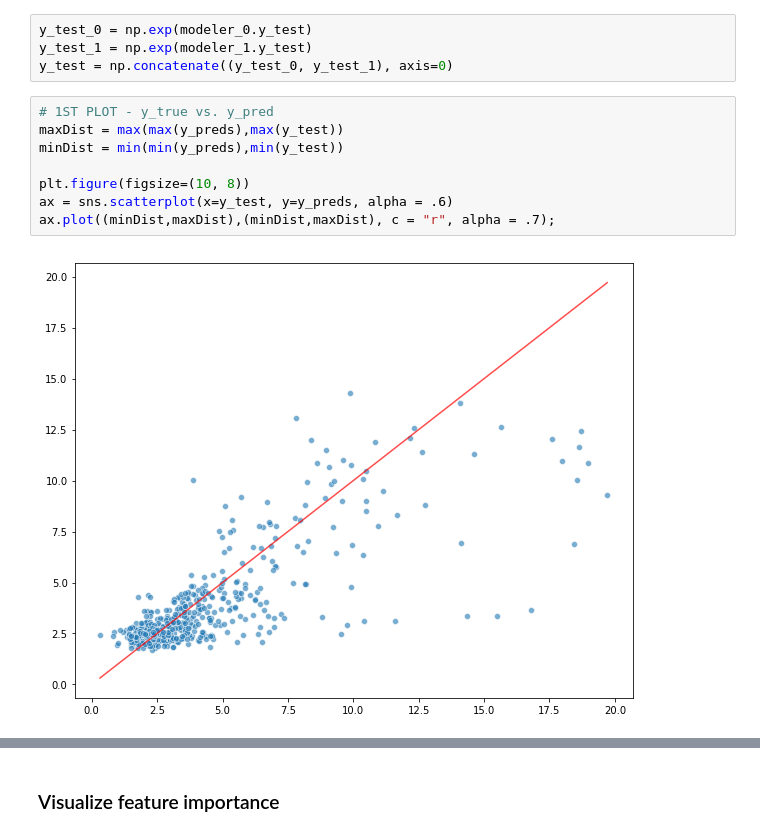
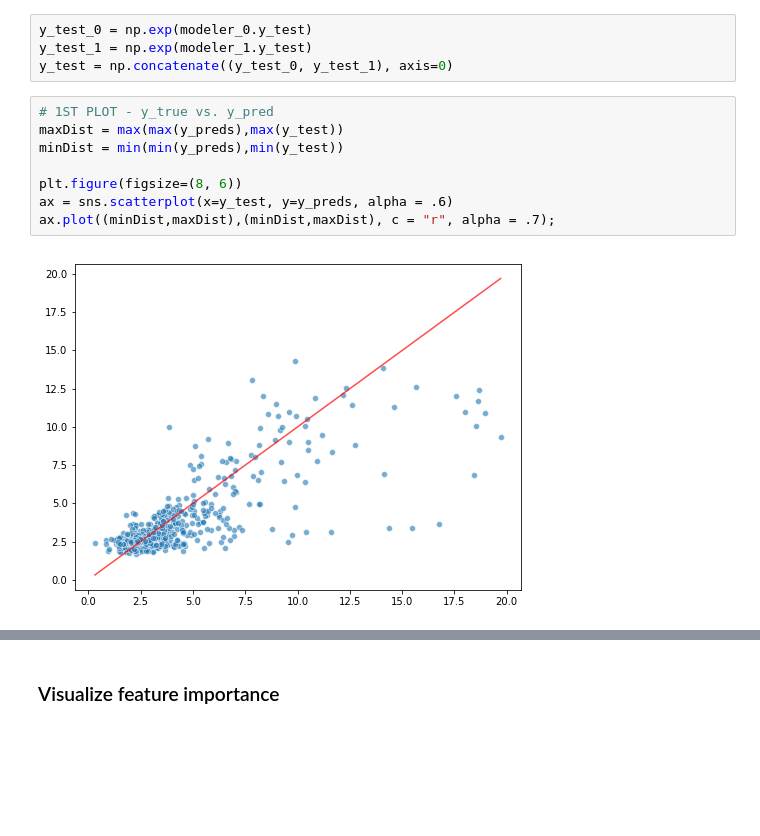
Before and after one commit to FredaXin/capstone, a Jupyter notebook: code/05_02_modeling_phase_2_aggregation.ipynb, the cells around one changed output, grey strips where cells are left out. Drawn from its saved outputs; the diff is of its cells as text; blank space fills up the shorter version.

```diff
--- a/code/05_modeling.ipynb
+++ b/code/05_02_modeling_phase_2_aggregation.ipynb
@@ -722,12 +722,12 @@ y_test = np.concatenate((y_test_0, y_test_1), axis=0)
 # %%
 # 1ST PLOT - y_true vs. y_pred
 maxDist = max(max(y_preds),max(y_test))
 minDist = min(min(y_preds),min(y_test))
 
-plt.figure(figsize=(10, 8))
+plt.figure(figsize=(8, 6))
 ax = sns.scatterplot(x=y_test, y=y_preds, alpha = .6)
 ax.plot((minDist,maxDist),(minDist,maxDist), c = "r", alpha = .7);
 # %% [output]
-[figure, old version]
+[figure, new version]
 # %%
 resids = y_test - y_preds
```
Also changed, not shown: parts of 23 cells of this notebook, 1 other file.
